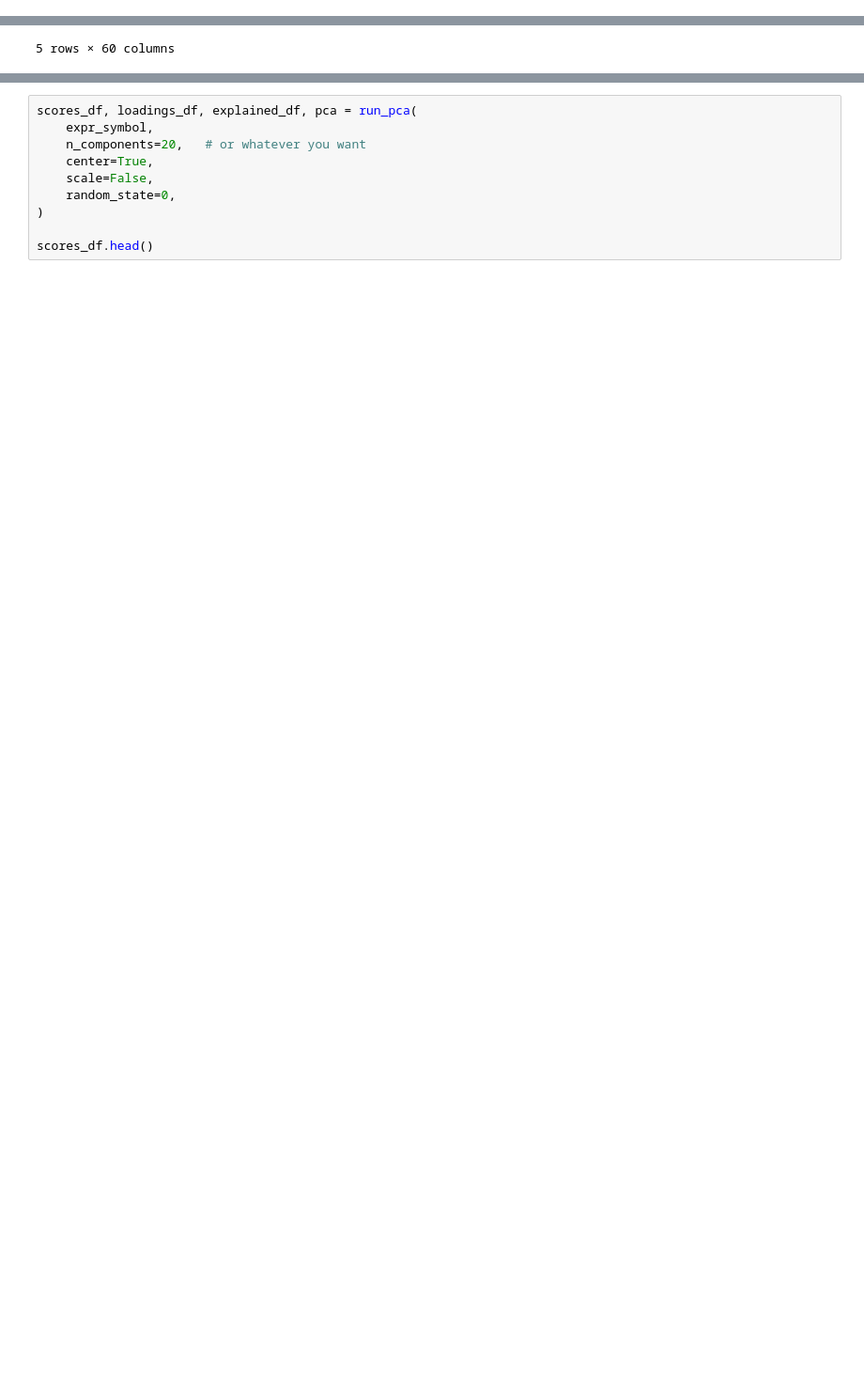
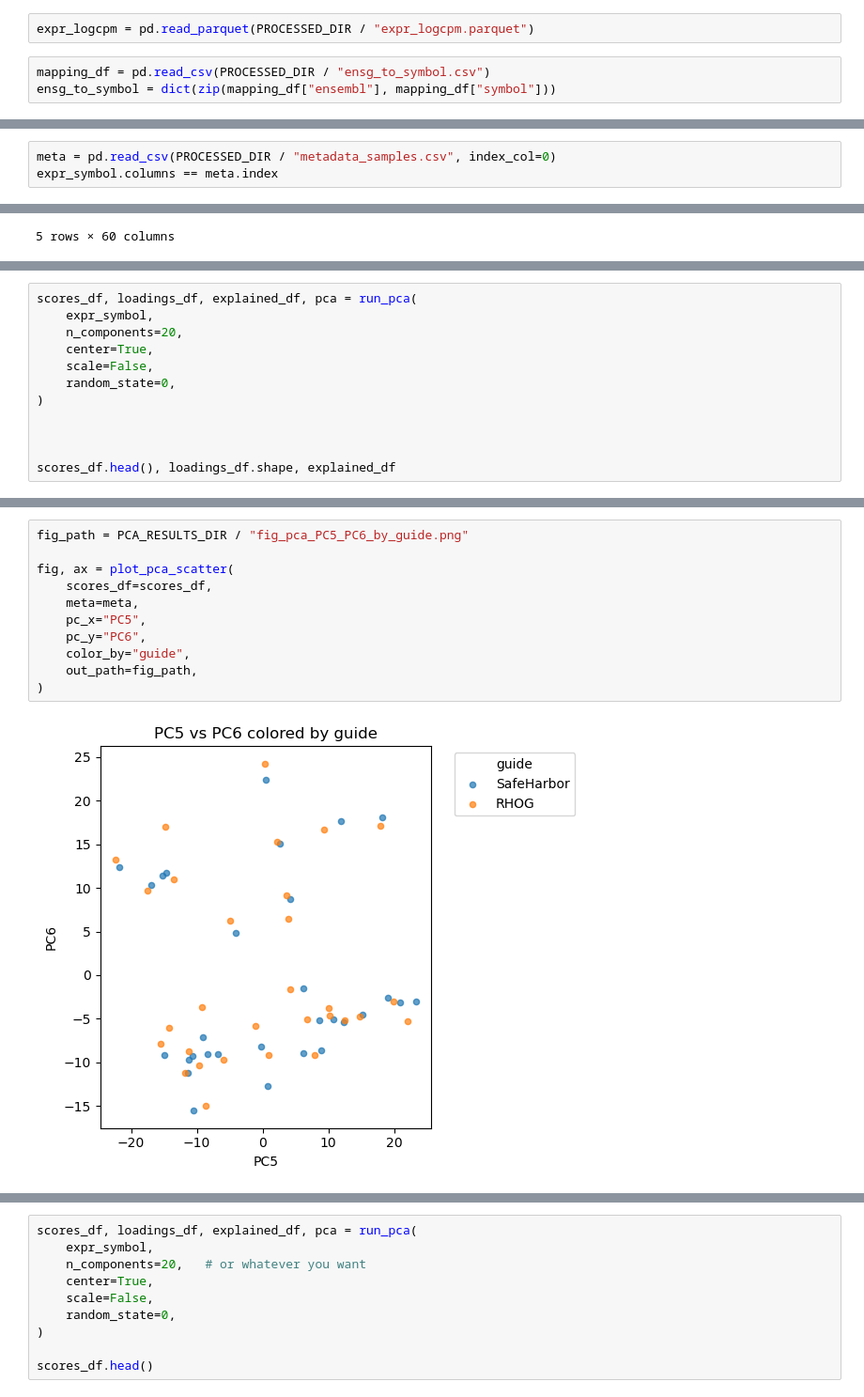
Before and after one commit to AnaBioAI/crispr_carT_AI_analysis, a Jupyter notebook: notebooks/A01_crispr_cart_pca_summary.ipynb/A01_crispr_cart_pca_summary.ipynb, the cells around one changed output, grey strips where cells are left out. Shown at 94% size. Saved outputs shown, nothing was run; the diff lists cells and outputs as text; blank space fills up the shorter version.

Commit message:
Lockdown Module D: PCA outputs, metadata_with_pcs, and summary figures

```diff
--- a/notebooks/A01_crispr_cart_pca_summary.ipynb/A01_crispr_cart_pca_summary.ipynb
+++ b/notebooks/A01_crispr_cart_pca_summary.ipynb/A01_crispr_cart_pca_summary.ipynb
@@ -71,0 +60,5 @@ def map_expression_to_symbols(expr_logcpm, mapping):
+# %%
+expr_logcpm = pd.read_parquet(PROCESSED_DIR / "expr_logcpm.parquet")
+# %%
+mapping_df = pd.read_csv(PROCESSED_DIR / "ensg_to_symbol.csv")
+ensg_to_symbol = dict(zip(mapping_df["ensembl"], mapping_df["symbol"]))
@@ -71,0 +68,3 @@ def map_expression_to_symbols(expr_logcpm, mapping):
+# %%
+meta = pd.read_csv(PROCESSED_DIR / "metadata_samples.csv", index_col=0)
+expr_symbol.columns == meta.index
@@ -115,0 +98,12 @@ meta.head()
+# %%
+scores_df, loadings_df, explained_df, pca = run_pca(
+    expr_symbol,
+    n_components=20,
+    center=True,
+    scale=False,
+    random_state=0,
+)
+
+
+
+scores_df.head(), loadings_df.shape, explained_df
@@ -115,0 +163,13 @@ meta.head()
+# %%
+fig_path = PCA_RESULTS_DIR / "fig_pca_PC5_PC6_by_guide.png"
+
+fig, ax = plot_pca_scatter(
+    scores_df=scores_df,
+    meta=meta,
+    pc_x="PC5",
+    pc_y="PC6",
+    color_by="guide",
+    out_path=fig_path,
+)
+# %% [output]
+[figure, added]
```
Also changed, not shown: parts of 19 cells of this notebook, 7 other files.
